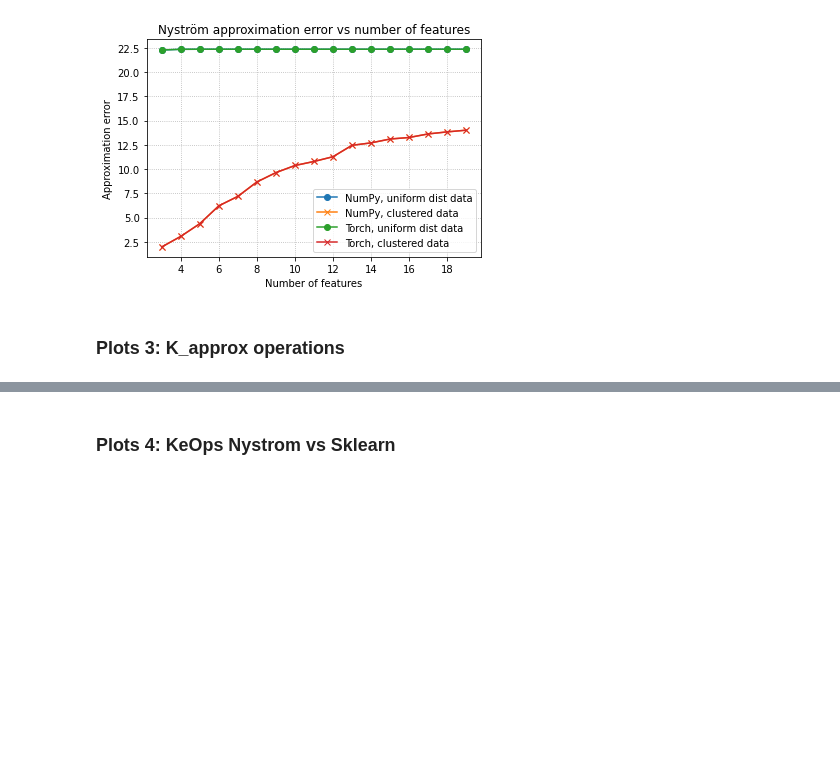
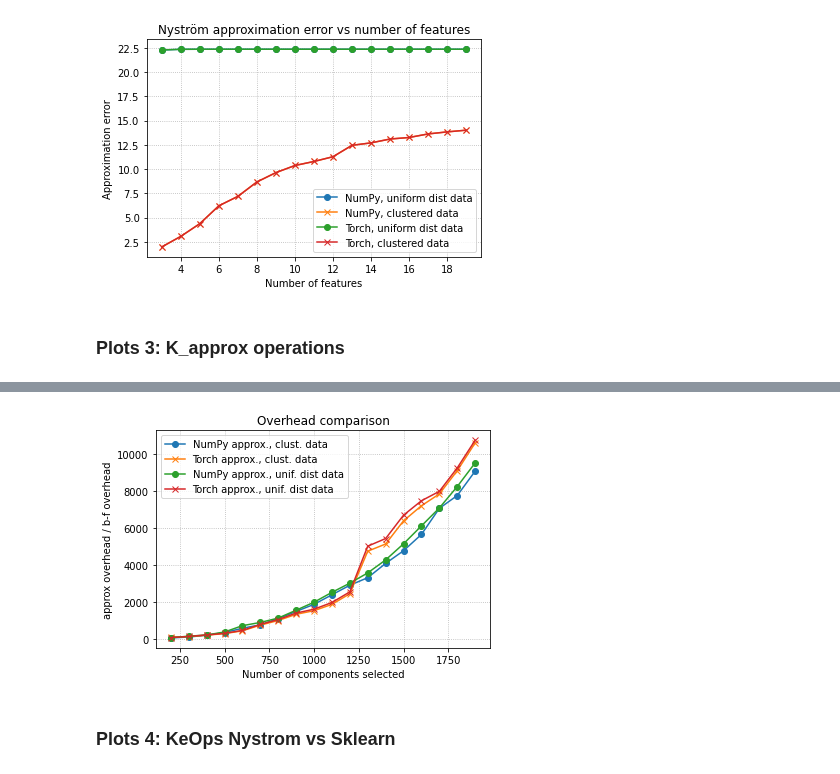
Before and after one commit to huddyyeo/keops_project, a Jupyter notebook: Nystrom_work/Nystrom_benchmarking.ipynb, the cells around one changed output, grey strips where cells are left out. Drawn from its saved outputs; the diff is of its cells as text; code cells hidden in the pictures; blank space fills up the shorter version.

```diff
--- a/Nystrom_work/Nystrom_benchmarking.ipynb
+++ b/Nystrom_work/Nystrom_benchmarking.ipynb
@@ -401,3 +470,22 @@ plt.show()
+# %%
+plt.plot(list(range(200,2000,100)), [item/b_oh_np for item in oh_np], marker = "o", label='NumPy approx., clust. data')
+plt.plot(list(range(200,2000,100)), [item/b_oh_t for item in oh_t], marker ="x", label = 'Torch approx., clust. data')
+plt.plot(list(range(200,2000,100)), [item/r_b_oh_np for item in r_oh_np], marker = "o", label='NumPy approx., unif. dist data')
+plt.plot(list(range(200,2000,100)), [item/r_b_oh_t for item in r_oh_t], marker ="x", label = 'Torch approx., unif. dist data')
+
+# plt.plot(list(range(200,2000,100)), [b_oh_np for item in times_np], color='darkkhaki', label='NumPy b-f, clust. data')
+# plt.plot(list(range(200,2000,100)), [b_oh_t for item in times_torch], color='lightgreen', label='Torch b-f, clust. data')
+# plt.plot(list(range(200,2000,100)), [r_b_oh_np for item in times_np], label='NumPy b-f, unif. dist data')
+# plt.plot(list(range(200,2000,100)), [r_b_oh_t for item in times_torch], label='Torch b-f, unif. dist data')
+
+plt.title("Overhead comparison")
+plt.xlabel("Number of components selected")
+plt.ylabel("approx overhead / b-f overhead")
+plt.grid(True, which="major", linestyle="dotted")
+plt.legend()
+plt.show()
+# %% [output]
+[figure, added]
 # %% [markdown]
 ### Plots 4: KeOps Nystrom vs Sklearn
 # %%
```
Also changed, not shown: parts of 19 cells of this notebook.
